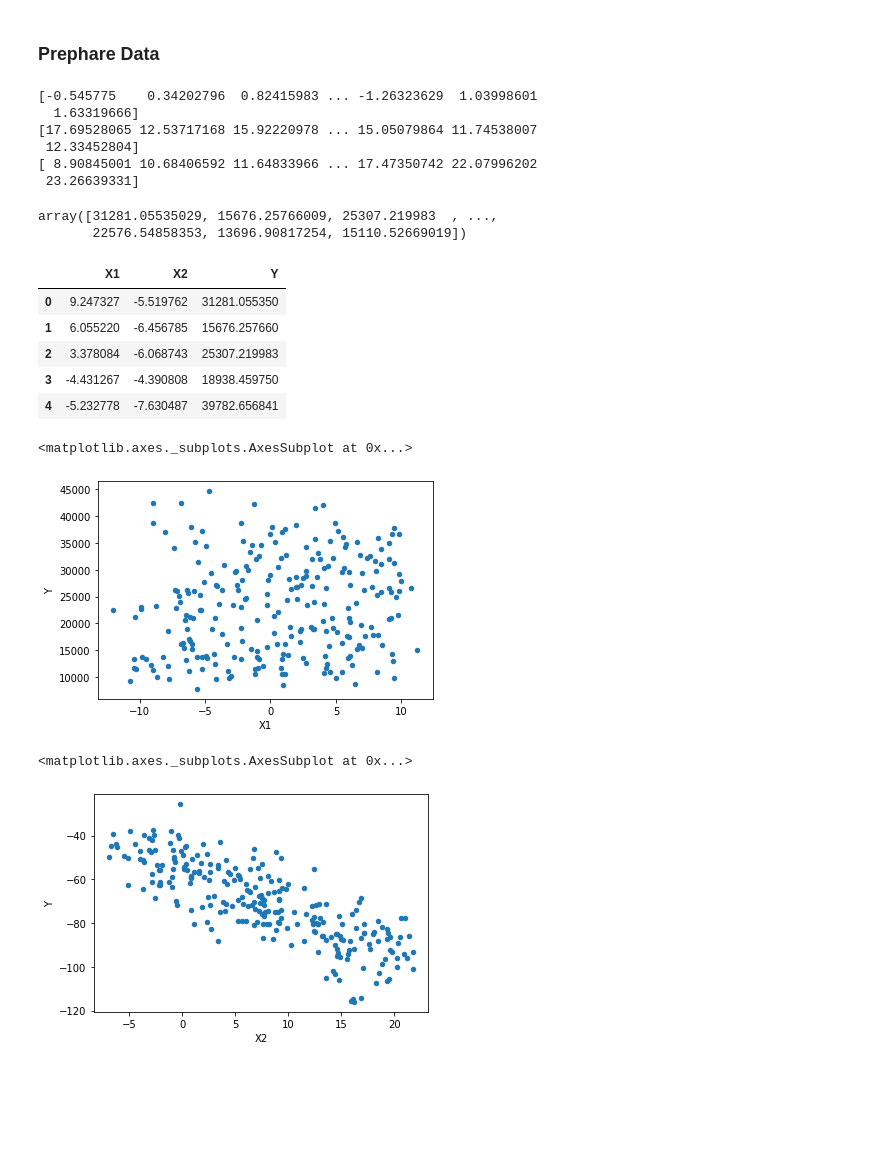
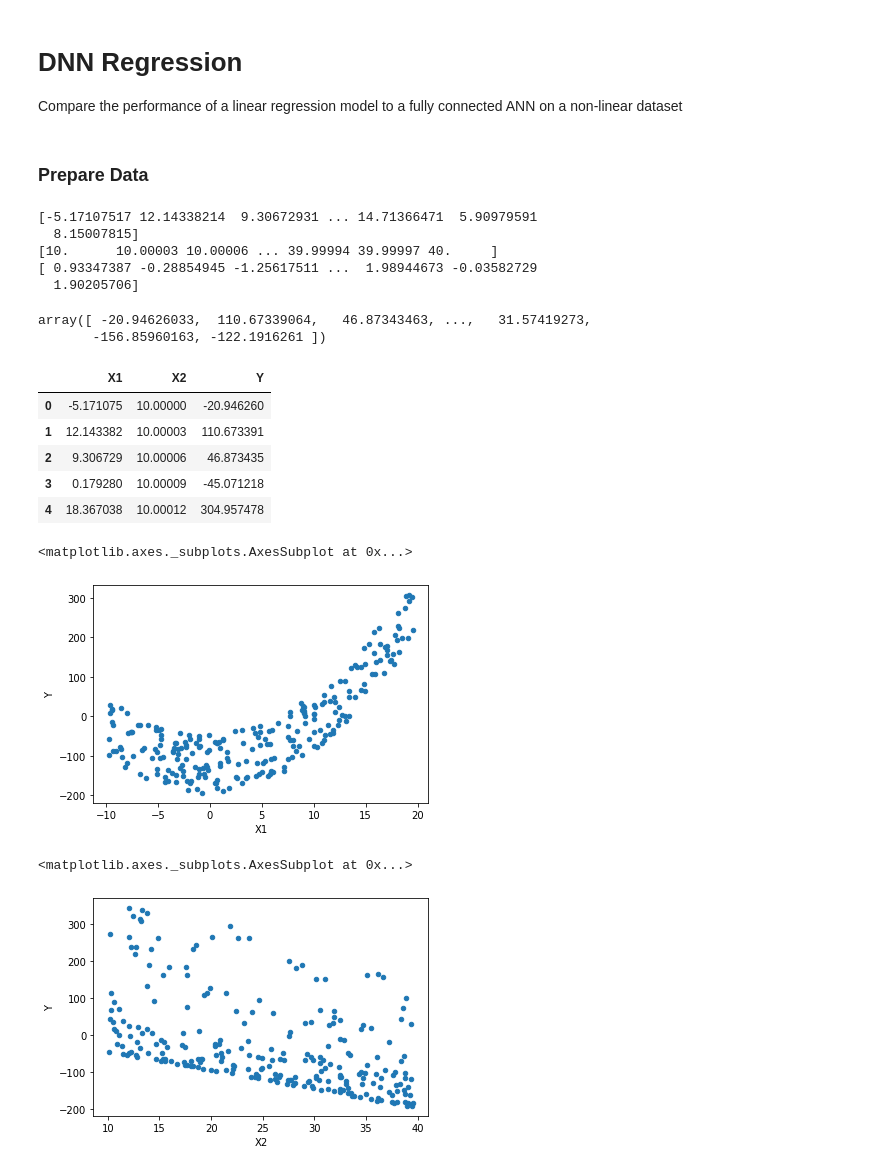
Before and after one commit to conorosully/deep-learning, a Jupyter notebook: src/DNN Regression.ipynb, the cells around one changed output. Saved outputs shown, nothing was run; the diff lists cells and outputs as text; code cells hidden in the pictures; blank space fills up the shorter version.

Commit message:
cleaned up regression code

```diff
--- a/src/DNN Regression.ipynb
+++ b/src/DNN Regression.ipynb
@@ -3,3 +1,6 @@
+# %% [markdown]
+# DNN Regression
+Compare the performance of a linear regression model to a fully connected  ANN on a non-linear dataset
 # %%
 #imports
 import numpy as np
@@ -14,51 +15,53 @@ import matplotlib.pyplot as plt
 
 import tensorflow as tf
 # %% [markdown]
-### Prephare Data
+### Prepare Data
 # %%
+#Create a random dataset
 n_points = 1000000
+
+x1 = np.linspace(-10,20.0,n_points)
+np.random.shuffle(x1) #Shuffle data so X1 and X2 are not correlated
+print(x1)
+
+x2= np.linspace(10,40.0,n_points)
+print(x2)
 
 noise = np.random.randn(n_points)
 print(noise)
-
-x1 = np.linspace(10,20.0,n_points) + noise
-np.random.shuffle(x1) #Shuffle data so X1 and X2 are not correlated
-print(x1)
-
-x2= np.linspace(10,20.0,n_points) + 2*noise
-print(x2)
 # %% [output]
-[-0.545775    0.34202796  0.82415983 ... -1.26323629  1.03998601
-  1.63319666]
-[17.69528065 12.53717168 15.92220978 ... 15.05079864 11.74538007
- 12.33452804]
-[ 8.90845001 10.68406592 11.64833966 ... 17.47350742 22.07996202
- 23.26639331]
+[-5.17107517 12.14338214  9.30672931 ... 14.71366471  5.90979591
+  8.15007815]
+[10.      10.00003 10.00006 ... 39.99994 39.99997 40.     ]
+[ 0.93347387 -0.28854945 -1.25617511 ...  1.98944673 -0.03582729
+  1.90205706]
 # %%
-#Equation
-y_true = (0.5 * x1) + 100*x1**2  -5*(x2)  + 5 + noise #+2*x1*x2
+#Create target variable that is not a linear function of the
+y_true = (0.5 * x1) -5*(x2) + x1**2 + 2*x1/x2 + 5 + noise
 y_true
 # %% [output]
-array([31281.05535029, 15676.25766009, 25307.219983  , ...,
-       22576.54858353, 13696.90817254, 15110.52669019])
+array([ -20.94626033,  110.67339064,   46.87343463, ...,   31.57419273,
+       -156.85960163, -122.1916261 ])
 # %%
-data = pd.concat([pd.DataFrame(data=x1_data,columns=['X1']),pd.DataFrame(data=x2_data,columns=['X2']),pd.DataFrame(data=y_true,columns=['Y'])],axis=1)
+data = pd.concat([pd.DataFrame(data=x1,columns=['X1']),pd.DataFrame(data=x2,columns=['X2']),pd.DataFrame(data=y_true,columns=['Y'])],axis=1)
 data.head()
 # %% [output]
 |  | X1 | X2 | Y |
-| 0 | 9.247327 | -5.519762 | 31281.055350 |
-| 1 | 6.055220 | -6.456785 | 15676.257660 |
-| 2 | 3.378084 | -6.068743 | 25307.219983 |
-| 3 | -4.431267 | -4.390808 | 18938.459750 |
-| 4 | -5.232778 | -7.630487 | 39782.656841 |
+| 0 | -5.171075 | 10.00000 | -20.946260 |
+| 1 | 12.143382 | 10.00003 | 110.673391 |
+| 2 | 9.306729 | 10.00006 | 46.873435 |
+| 3 | 0.179280 | 10.00009 | -45.071218 |
+| 4 | 18.367038 | 10.00012 | 304.957478 |
 # %%
+#No linear relationship is clear
 data.sample(n=250).plot(kind='scatter',x='X1',y='Y')
 # %% [output]
 <matplotlib.axes._subplots.AxesSubplot at 0x...>
-[figure, old version]
+[figure, new version]
 # %%
+#No clear relationship
 data.sample(n=250).plot(kind='scatter',x='X2',y='Y')
 # %% [output]
 <matplotlib.axes._subplots.AxesSubplot at 0x...>
-[figure, old version]
+[figure, new version]
 # %%
```
Also changed, not shown: parts of 30 cells of this notebook.
